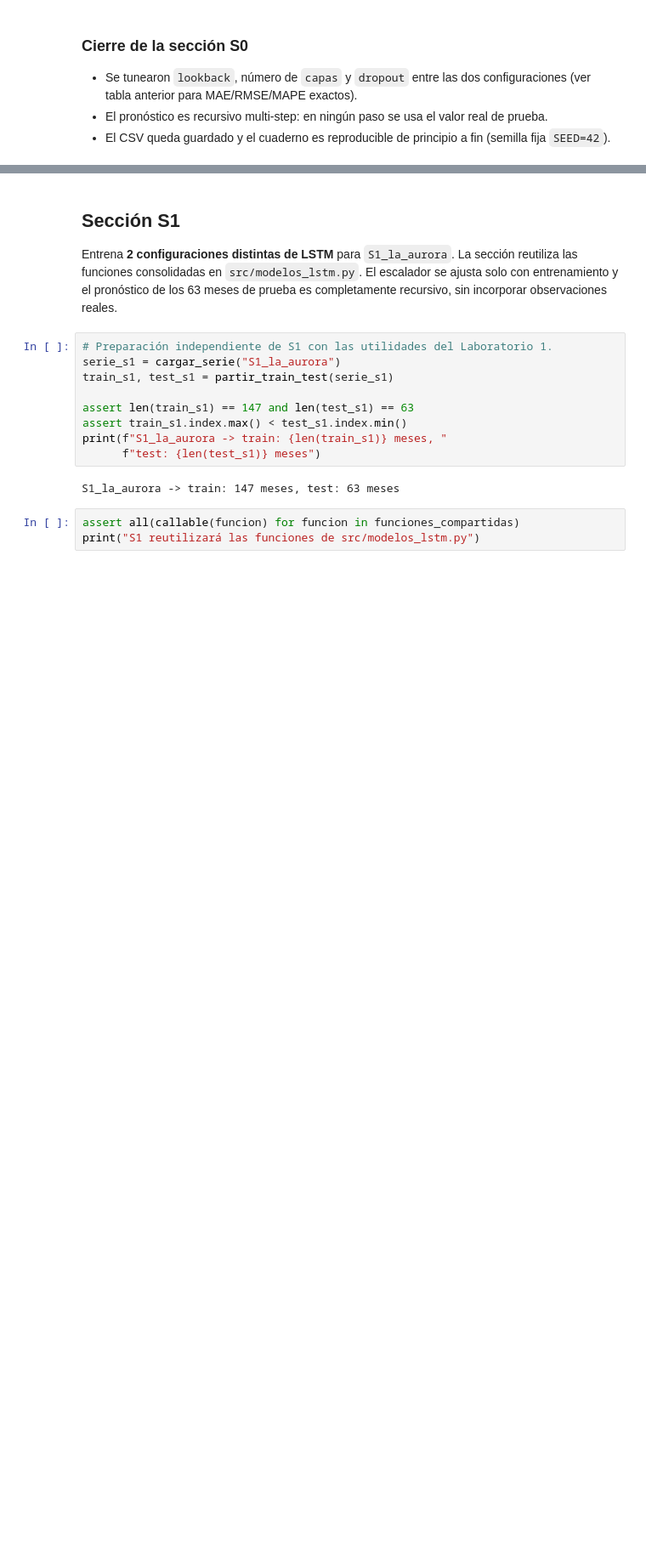
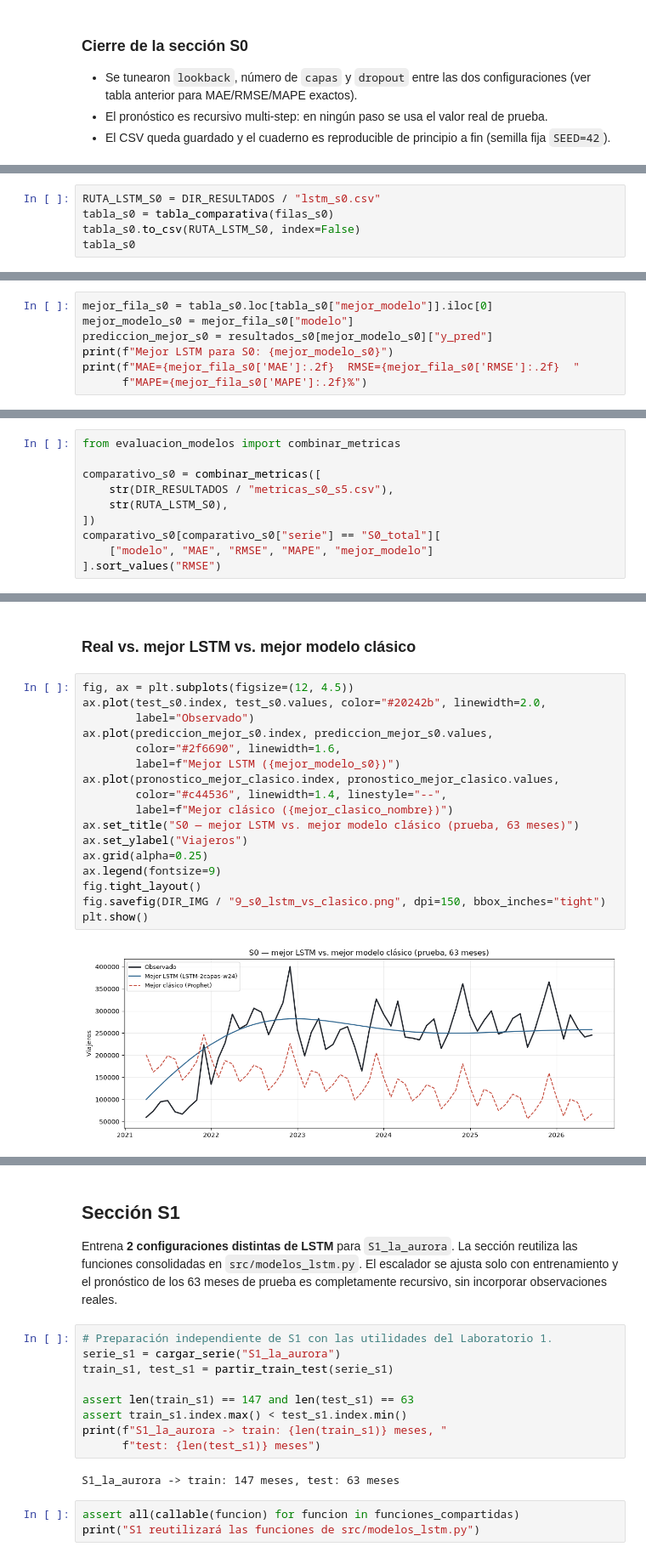
Before and after one commit to JosFer720/Laboratorio-1-Series-de-Tiempo, a Jupyter notebook: notebooks/06_lstm_s0_s1.ipynb, the cells around one changed output, grey strips where cells are left out. Shown at 85% size. Cells and saved outputs as stored; diff of their text form; blank space fills up the shorter version.

Commit message:
[ADD] cerrar S0: seleccionar mejor LSTM y comparar contra el mejor modelo del Laboratorio 1

```diff
--- a/notebooks/06_lstm_s0_s1.ipynb
+++ b/notebooks/06_lstm_s0_s1.ipynb
@@ -163,0 +171,5 @@ plt.show()
+# %%
+RUTA_LSTM_S0 = DIR_RESULTADOS / "lstm_s0.csv"
+tabla_s0 = tabla_comparativa(filas_s0)
+tabla_s0.to_csv(RUTA_LSTM_S0, index=False)
+tabla_s0
@@ -163,0 +180,7 @@ plt.show()
+# %%
+mejor_fila_s0 = tabla_s0.loc[tabla_s0["mejor_modelo"]].iloc[0]
+mejor_modelo_s0 = mejor_fila_s0["modelo"]
+prediccion_mejor_s0 = resultados_s0[mejor_modelo_s0]["y_pred"]
+print(f"Mejor LSTM para S0: {mejor_modelo_s0}")
+print(f"MAE={mejor_fila_s0['MAE']:.2f}  RMSE={mejor_fila_s0['RMSE']:.2f}  "
+      f"MAPE={mejor_fila_s0['MAPE']:.2f}%")
@@ -163,0 +190,10 @@ plt.show()
+# %%
+from evaluacion_modelos import combinar_metricas
+
+comparativo_s0 = combinar_metricas([
+    str(DIR_RESULTADOS / "metricas_s0_s5.csv"),
+    str(RUTA_LSTM_S0),
+])
+comparativo_s0[comparativo_s0["serie"] == "S0_total"][
+    ["modelo", "MAE", "RMSE", "MAPE", "mejor_modelo"]
+].sort_values("RMSE")
@@ -163,0 +246,21 @@ plt.show()
+# %% [markdown]
+### Real vs. mejor LSTM vs. mejor modelo clásico
+# %%
+fig, ax = plt.subplots(figsize=(12, 4.5))
+ax.plot(test_s0.index, test_s0.values, color="#20242b", linewidth=2.0,
+        label="Observado")
+ax.plot(prediccion_mejor_s0.index, prediccion_mejor_s0.values,
+        color="#2f6690", linewidth=1.6,
+        label=f"Mejor LSTM ({mejor_modelo_s0})")
+ax.plot(pronostico_mejor_clasico.index, pronostico_mejor_clasico.values,
+        color="#c44536", linewidth=1.4, linestyle="--",
+        label=f"Mejor clásico ({mejor_clasico_nombre})")
+ax.set_title("S0 — mejor LSTM vs. mejor modelo clásico (prueba, 63 meses)")
+ax.set_ylabel("Viajeros")
+ax.grid(alpha=0.25)
+ax.legend(fontsize=9)
+fig.tight_layout()
+fig.savefig(DIR_IMG / "9_s0_lstm_vs_clasico.png", dpi=150, bbox_inches="tight")
+plt.show()
+# %% [output]
+[figure, added]
```
Also changed, not shown: parts of 12 cells of this notebook, 5 other files.
